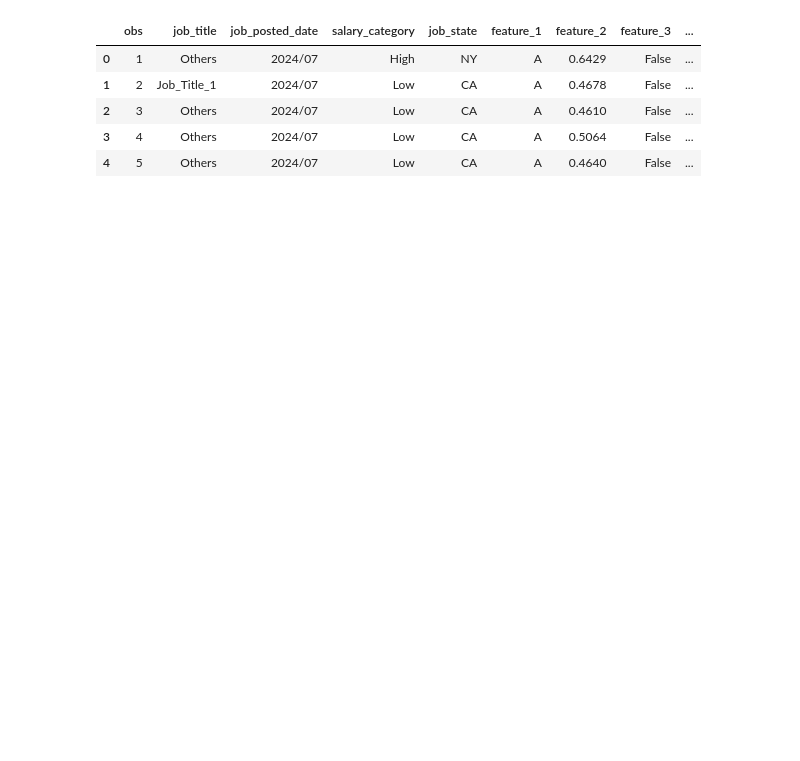
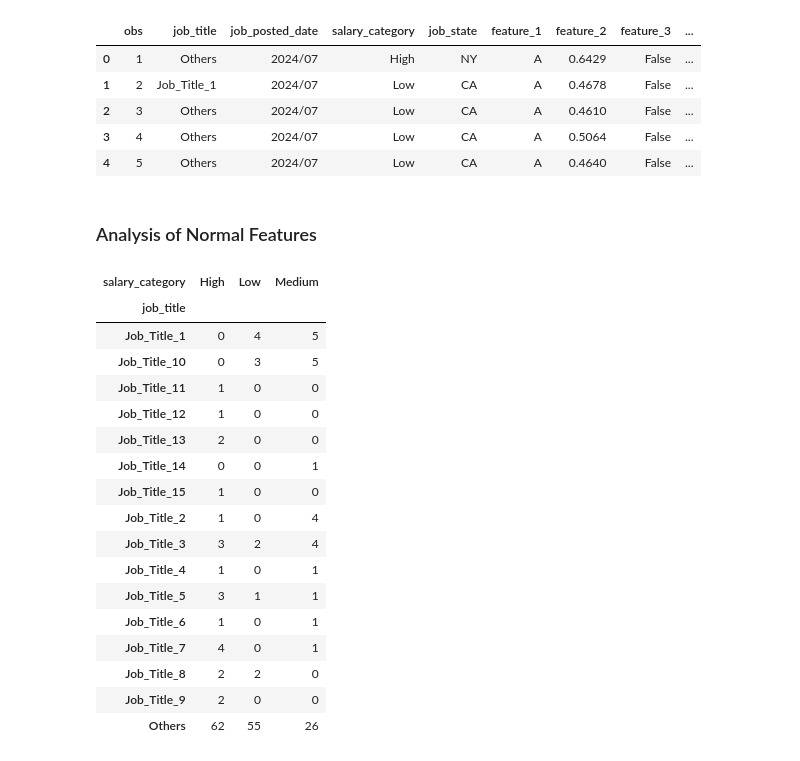
Before and after one commit to thimmie52/EngineerSalaryPred, a Jupyter notebook: analysis.ipynb, the cells around one changed output. Cells and saved outputs as stored; diff of their text form; code cells hidden in the pictures; blank space fills up the shorter version.

```diff
--- a/analysis.ipynb
+++ b/analysis.ipynb
@@ -34,3 +35,26 @@ train.head()
 | 4 | 5 | Others | 2024/07 | Low | CA | A | 0.4640 | False | ... |
 # %%
 train_dir = train[['job_title', 'job_posted_date', 'salary_category', 'job_state', 'feature_1', 'feature_2', 'feature_3', 'feature_4', 'feature_5', 'feature_6', 'feature_7', 'feature_8', 'feature_9', 'feature_10', 'feature_11', 'feature_12' ]]
+# %% [markdown]
+### Analysis of Normal Features
+# %%
+pd.crosstab(train_dir['job_title'], train_dir['salary_category'])
+# %% [output]
+| salary_category | High | Low | Medium |
+| job_title |  |  |  |
+| Job_Title_1 | 0 | 4 | 5 |
+| Job_Title_10 | 0 | 3 | 5 |
+| Job_Title_11 | 1 | 0 | 0 |
+| Job_Title_12 | 1 | 0 | 0 |
+| Job_Title_13 | 2 | 0 | 0 |
+| Job_Title_14 | 0 | 0 | 1 |
+| Job_Title_15 | 1 | 0 | 0 |
+| Job_Title_2 | 1 | 0 | 4 |
+| Job_Title_3 | 3 | 2 | 4 |
+| Job_Title_4 | 1 | 0 | 1 |
+| Job_Title_5 | 3 | 1 | 1 |
+| Job_Title_6 | 1 | 0 | 1 |
+| Job_Title_7 | 4 | 0 | 1 |
+| Job_Title_8 | 2 | 2 | 0 |
+| Job_Title_9 | 2 | 0 | 0 |
+| Others | 62 | 55 | 26 |
```
Also changed, not shown: parts of 3 cells of this notebook.
